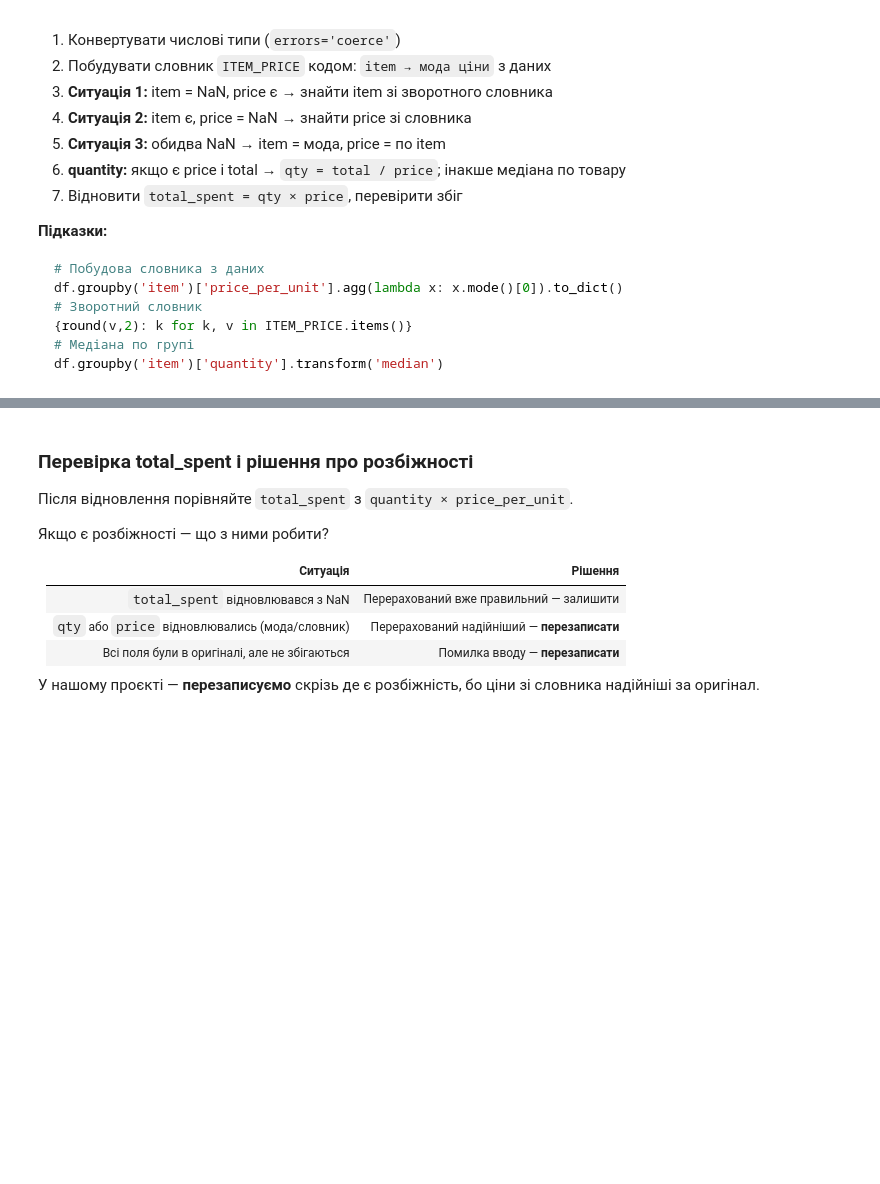
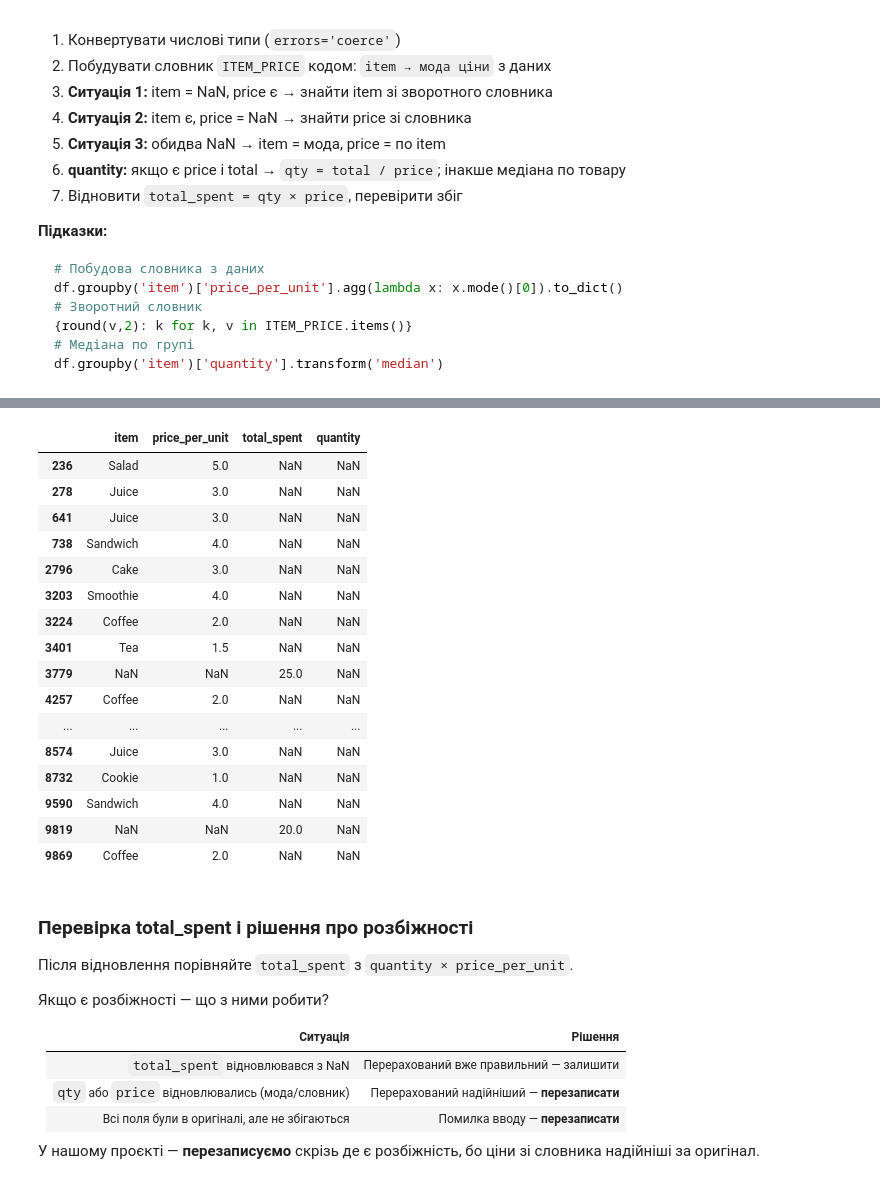
Before and after one commit to T-Svitlichna/Analysis_Cafe_Sales, a Jupyter notebook: Clean_new_cafe_eda_workbook_version2.ipynb, the cells around one changed output, grey strips where cells are left out. Saved outputs shown, nothing was run; the diff lists cells and outputs as text; code cells hidden in the pictures; blank space fills up the shorter version.

```diff
--- a/Clean_new_cafe_eda_workbook_version2.ipynb
+++ b/Clean_new_cafe_eda_workbook_version2.ipynb
@@ -421,14 +493,7 @@ print(f'NaN у price_per_unit: {df["price_per_unit"].isna().sum()}')
 # %%
 # Заповнення quantity
 # Варіант А: є price і total_spent → qty = total / price
-mask_qty = # ВАШ КОД ТУТ  (quantity isna AND price notna AND total notna)
-df.loc[mask_qty, 'quantity'] = # ВАШ КОД ТУТ
+mask_qty = df["quantity"].isna() & df["price_per_unit"].notna() # ВАШ КОД ТУТ  (quantity isna AND price notna AND total notna)
+df.loc[mask_qty, 'quantity'] = (df.loc[mask_qty, "total_spent"] / df.loc[mask_qty, "price_per_unit"]).round(2)# ВАШ КОД ТУТ
 # Підказка: (total_spent / price_per_unit).round()
-print(f'quantity відновлено через total/price: {mask_qty.sum()} рядків')
-
-# Варіант Б: решта NaN → медіана по товару
-qty_median = # ВАШ КОД ТУТ
-# Підказка: df.groupby('item')['quantity'].transform('median')
-df['quantity'] = df['quantity'].fillna(qty_median)
-df['quantity'] = df['quantity'].round().astype('Int64')
-print(f'quantity після медіани по товару: {df["quantity"].isna().sum()} NaN залишилось')
+print(f'quantity відновлено через total/price_pre_unit: {mask_qty.sum()} рядків')
@@ -435,10 +502,12 @@ print(f'quantity після медіани по товару: {df["quantity"].is
-# %%
-# Відновлення total_spent там де він NaN
-mask_total = (
-    # ВАШ КОД ТУТ  (total isna AND quantity notna AND price notna)
-)
-df.loc[mask_total, 'total_spent'] = # ВАШ КОД ТУТ
-print(f'total_spent відновлено (був NaN): {mask_total.sum()} рядків')
-
-# Залишкові NaN total_spent → медіана
-df['total_spent'].fillna(df['total_spent'].median(), inplace=True)
+# %%
+# Ситуація 3: item і price = NaN, але total_spent і quantity відомі
+mask3 = df["item"].isna() & df["price_per_unit"].isna() & df["total_spent"].notna() & df["quantity"].notna()
+print(mask3.sum())
+df.loc[mask3, "price_per_unit"] = (df.loc[mask3, "total_spent"] / df.loc[mask3, "quantity"]).round(2)
+
+df.loc[mask3, "item"] = df.loc[mask3, "price_per_unit"].apply(
+    lambda price: np.random.choice(price_item[price]) if price in price_item else np.nan
+)
+
+print(f'Залишилось NaN в item: {df["item"].isna().sum()}')
+print(f'Залишилось NaN в price_per_unit: {df["price_per_unit"].isna().sum()}')
@@ -444,0 +518,8 @@ df['total_spent'].fillna(df['total_spent'].median(), inplace=True)
+# %%
+# total_spent NaN, є new quantity і price_per_unit
+mask_total = df["total_spent"].isna() & df["quantity"].notna() & df["price_per_unit"].notna()
+df.loc[mask_total, "total_spent"] = df.loc[mask_total, "quantity"] * df.loc[mask_total, "price_per_unit"]
+
+# price_per_unit NaN, є new total_spent і new quantity
+mask_price = df["price_per_unit"].isna() & df["total_spent"].notna() & df["quantity"].notna()
+df.loc[mask_price, "price_per_unit"] = (df.loc[mask_price, "total_spent"] / df.loc[mask_price, "quantity"]).round(2)
@@ -445,3 +590,23 @@ df['total_spent'].fillna(df['total_spent'].median(), inplace=True)
+# %%
+df.loc[df["quantity"].isna(), ["item", "price_per_unit", "total_spent", "quantity"]]
+# %% [output]
+|  | item | price_per_unit | total_spent | quantity |
+| 236 | Salad | 5.0 | NaN | NaN |
+| 278 | Juice | 3.0 | NaN | NaN |
+| 641 | Juice | 3.0 | NaN | NaN |
+| 738 | Sandwich | 4.0 | NaN | NaN |
+| 2796 | Cake | 3.0 | NaN | NaN |
+| 3203 | Smoothie | 4.0 | NaN | NaN |
+| 3224 | Coffee | 2.0 | NaN | NaN |
+| 3401 | Tea | 1.5 | NaN | NaN |
+| 3779 | NaN | NaN | 25.0 | NaN |
+| 4257 | Coffee | 2.0 | NaN | NaN |
+| ... | ... | ... | ... | ... |
+| 8574 | Juice | 3.0 | NaN | NaN |
+| 8732 | Cookie | 1.0 | NaN | NaN |
+| 9590 | Sandwich | 4.0 | NaN | NaN |
+| 9819 | NaN | NaN | 20.0 | NaN |
+| 9869 | Coffee | 2.0 | NaN | NaN |
 # %% [markdown]
 ### Перевірка total_spent і рішення про розбіжності
 
```
Also changed, not shown: parts of 46 cells of this notebook.
